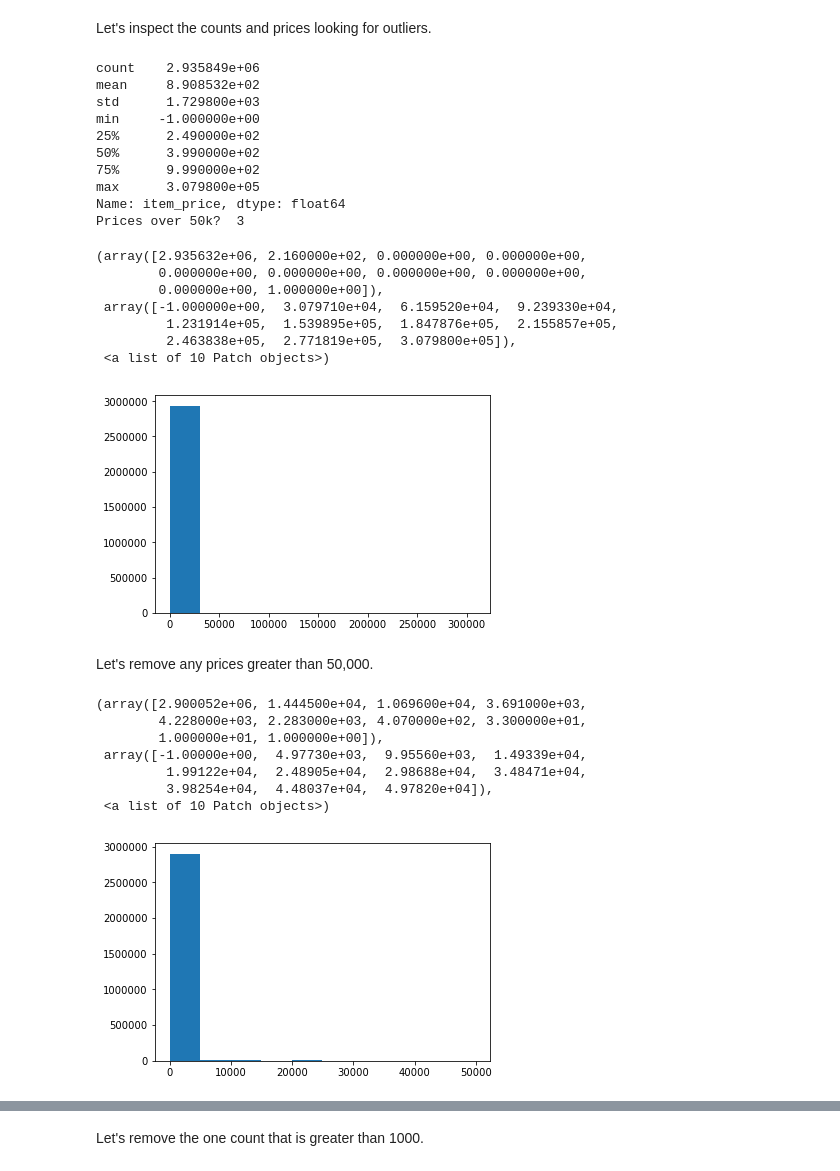
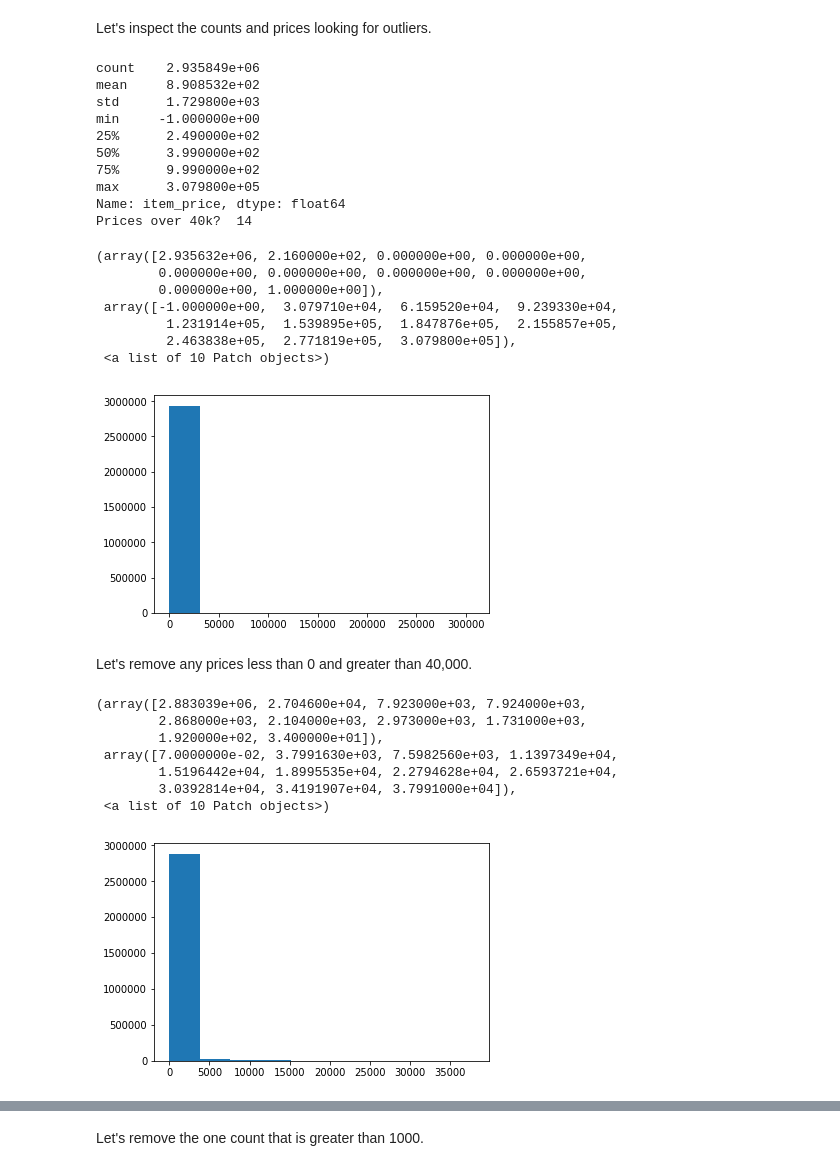
Before and after one commit to crauer/predict_future_sales, a Jupyter notebook: Final Submission.ipynb, the cells around one changed output, grey strips where cells are left out. Saved outputs shown, nothing was run; the diff lists cells and outputs as text; code cells hidden in the pictures.

```diff
--- a/Final Submission.ipynb
+++ b/Final Submission.ipynb
@@ -59,7 +63,7 @@ Data rows:  2,935,849
 Let's inspect the counts and prices looking for outliers.
 # %%
 print(data_df['item_price'].describe())
-print('Prices over 50k?  {:,}'.format(len(data_df[data_df['item_price'] > 50000])))
+print('Prices over 40k?  {:,}'.format(len(data_df[data_df['item_price'] >= 40000])))
 
 plt.hist(data_df['item_price'])
 # %% [output]
@@ -72,7 +76,7 @@ min     -1.000000e+00
 75%      9.990000e+02
 max      3.079800e+05
 Name: item_price, dtype: float64
-Prices over 50k?  3
+Prices over 40k?  14
 (array([2.935632e+06, 2.160000e+02, 0.000000e+00, 0.000000e+00,
         0.000000e+00, 0.000000e+00, 0.000000e+00, 0.000000e+00,
         0.000000e+00, 1.000000e+00]),
@@ -80,22 +84,25 @@ Prices over 50k?  3
          1.231914e+05,  1.539895e+05,  1.847876e+05,  2.155857e+05,
          2.463838e+05,  2.771819e+05,  3.079800e+05]),
  <a list of 10 Patch objects>)
-[figure, old version]
+[figure, new version]
 # %% [markdown]
-Let's remove any prices greater than 50,000.
+Let's remove any prices less than 0 and greater than 40,000.
 # %%
-data_df = data_df[data_df['item_price'] < 50000]
+data_df = data_df[
+    (data_df['item_price'] >= 0) &
+    (data_df['item_price'] < 40000)
+]
 
 plt.hist(data_df['item_price'])
 # %% [output]
-(array([2.900052e+06, 1.444500e+04, 1.069600e+04, 3.691000e+03,
-        4.228000e+03, 2.283000e+03, 4.070000e+02, 3.300000e+01,
-        1.000000e+01, 1.000000e+00]),
- array([-1.00000e+00,  4.97730e+03,  9.95560e+03,  1.49339e+04,
-         1.99122e+04,  2.48905e+04,  2.98688e+04,  3.48471e+04,
-         3.98254e+04,  4.48037e+04,  4.97820e+04]),
+(array([2.883039e+06, 2.704600e+04, 7.923000e+03, 7.924000e+03,
+        2.868000e+03, 2.104000e+03, 2.973000e+03, 1.731000e+03,
+        1.920000e+02, 3.400000e+01]),
+ array([7.0000000e-02, 3.7991630e+03, 7.5982560e+03, 1.1397349e+04,
+        1.5196442e+04, 1.8995535e+04, 2.2794628e+04, 2.6593721e+04,
+        3.0392814e+04, 3.4191907e+04, 3.7991000e+04]),
  <a list of 10 Patch objects>)
-[figure, old version]
+[figure, new version]
 # %%
 print(data_df['item_cnt_day'].describe())
 print('Counts over 1000?  {:,}'.format(len(data_df[data_df['item_cnt_day'] > 1000])))
```
Also changed, not shown: parts of 52 cells of this notebook, 2 other files.
